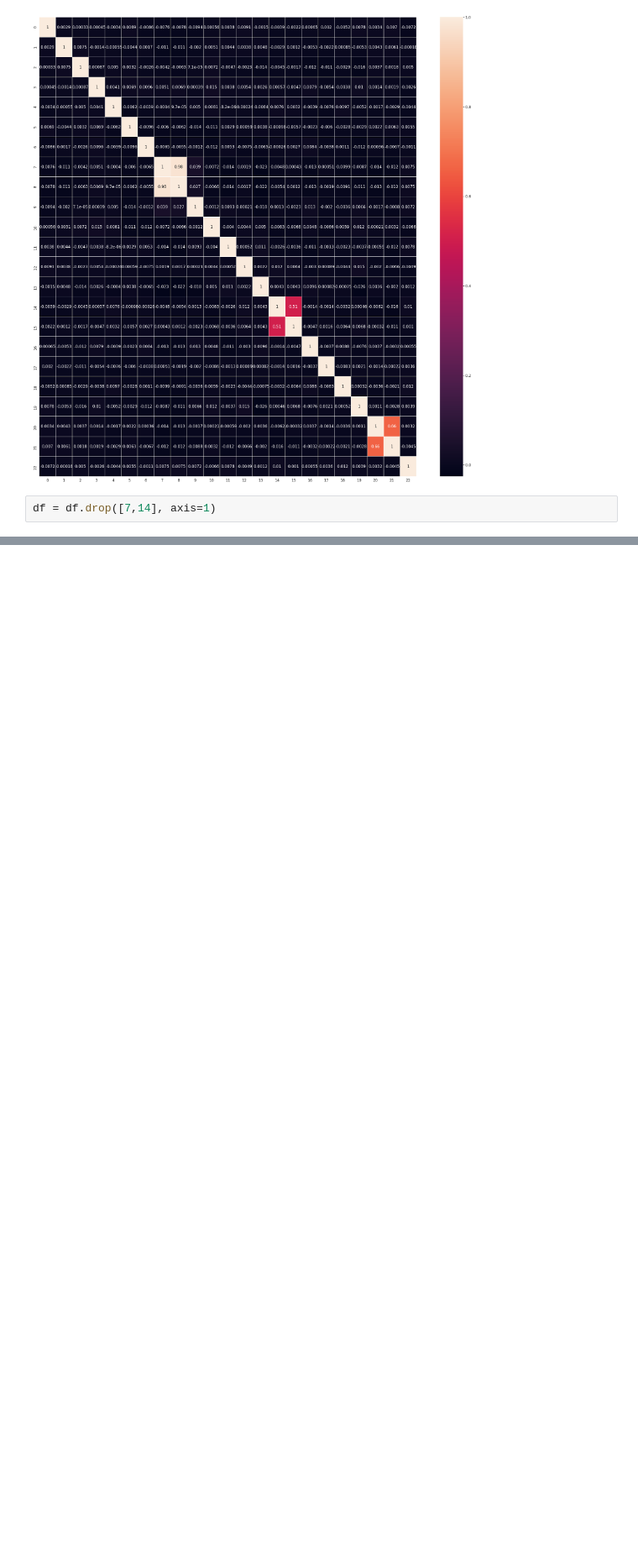
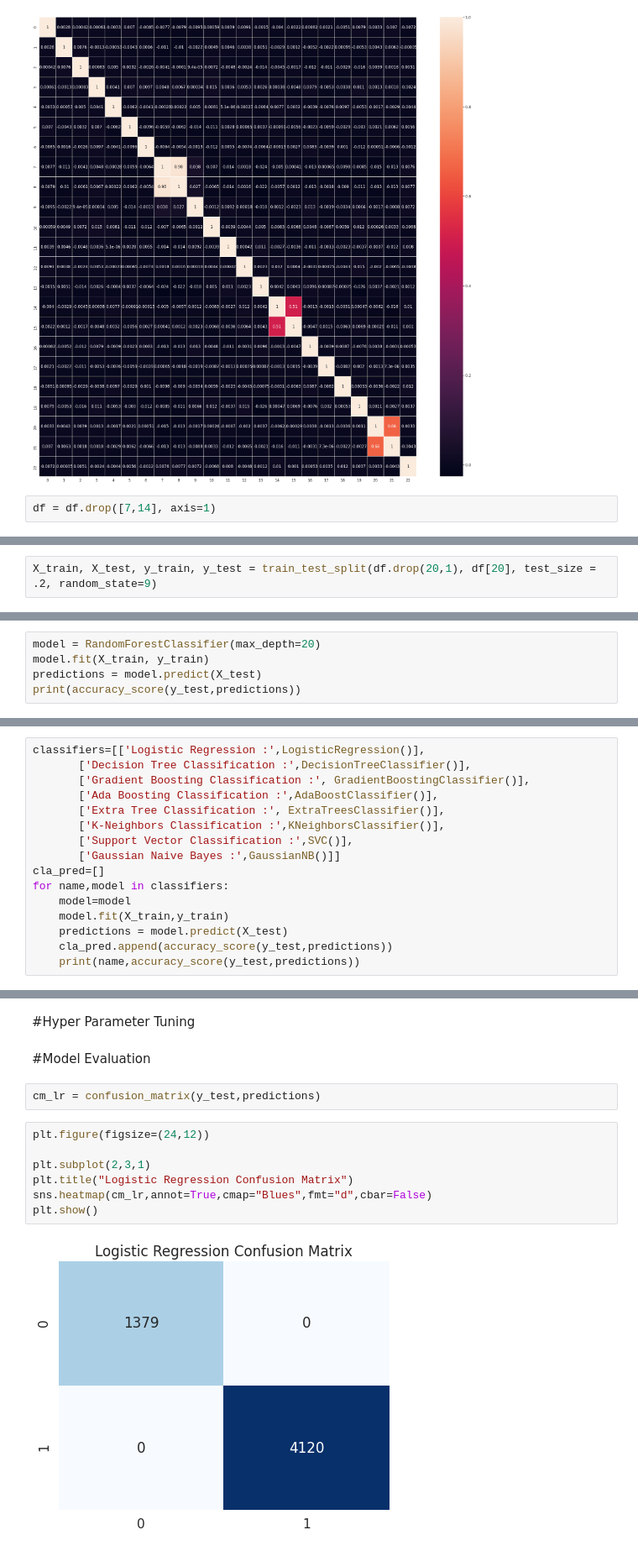
Before and after one commit to rooncal/Data-Science, a Jupyter notebook: Hotel_Reservation.ipynb, the cells around one changed output, grey strips where cells are left out. Shown at 84% size. Drawn from its saved outputs; the diff is of its cells as text; blank space fills up the shorter version.

```diff
--- a/Hotel_Reservation.ipynb
+++ b/Hotel_Reservation.ipynb
@@ -204,0 +256,2 @@ df = df.drop([7,14], axis=1)
+# %%
+X_train, X_test, y_train, y_test = train_test_split(df.drop(20,1), df[20], test_size = .2, random_state=9)
@@ -204,0 +278,5 @@ df = df.drop([7,14], axis=1)
+# %%
+model = RandomForestClassifier(max_depth=20)
+model.fit(X_train, y_train)
+predictions = model.predict(X_test)
+print(accuracy_score(y_test,predictions))
@@ -204,0 +285,16 @@ df = df.drop([7,14], axis=1)
+# %%
+classifiers=[['Logistic Regression :',LogisticRegression()],
+       ['Decision Tree Classification :',DecisionTreeClassifier()],
+       ['Gradient Boosting Classification :', GradientBoostingClassifier()],
+       ['Ada Boosting Classification :',AdaBoostClassifier()],
+       ['Extra Tree Classification :', ExtraTreesClassifier()],
+       ['K-Neighbors Classification :',KNeighborsClassifier()],
+       ['Support Vector Classification :',SVC()],
+       ['Gaussian Naive Bayes :',GaussianNB()]]
+cla_pred=[]
+for name,model in classifiers:
+    model=model
+    model.fit(X_train,y_train)
+    predictions = model.predict(X_test)
+    cla_pred.append(accuracy_score(y_test,predictions))
+    print(name,accuracy_score(y_test,predictions))
@@ -204,0 +310,15 @@ df = df.drop([7,14], axis=1)
+# %% [markdown]
+#Hyper Parameter Tuning
+# %% [markdown]
+#Model Evaluation
+# %%
+cm_lr = confusion_matrix(y_test,predictions)
+# %%
+plt.figure(figsize=(24,12))
+
+plt.subplot(2,3,1)
+plt.title("Logistic Regression Confusion Matrix")
+sns.heatmap(cm_lr,annot=True,cmap="Blues",fmt="d",cbar=False)
+plt.show()
+# %% [output]
+[figure, added]
```
Also changed, not shown: parts of 12 cells of this notebook.
